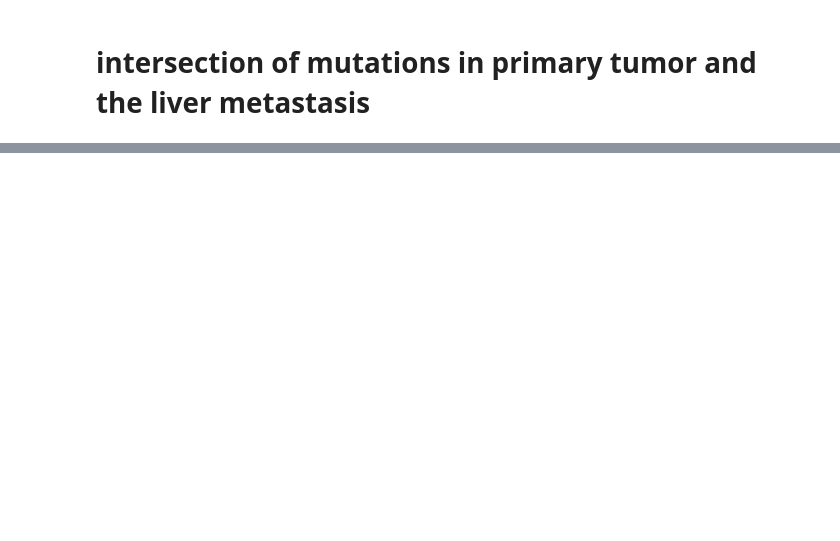
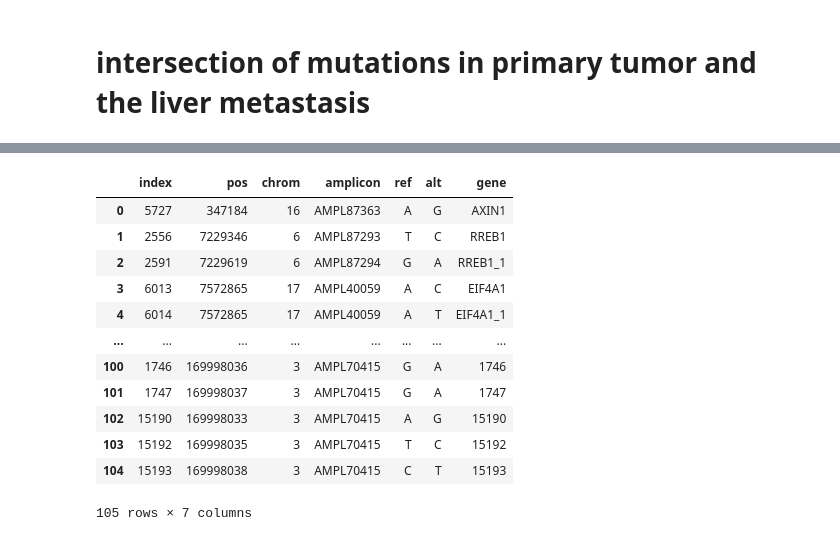
Before and after one commit to haochenz96/tap_cn_calling, a Jupyter notebook: cross_sample_analysis.ipynb, the cells around one changed output, grey strips where cells are left out. Saved outputs shown, nothing was run; the diff lists cells and outputs as text; code cells hidden in the pictures; blank space fills up the shorter version.

```diff
--- a/cross_sample_analysis.ipynb
+++ b/cross_sample_analysis.ipynb
@@ -37,0 +48,16 @@ plt.savefig('figures/patient2_snv_venn_diagram.pdf', bbox_inches='tight')
+# %%
+df_primary
+# %% [output]
+|  | index | pos | chrom | amplicon | ref | alt | gene |
+| 0 | 5727 | 347184 | 16 | AMPL87363 | A | G | AXIN1 |
+| 1 | 2556 | 7229346 | 6 | AMPL87293 | T | C | RREB1 |
+| 2 | 2591 | 7229619 | 6 | AMPL87294 | G | A | RREB1_1 |
+| 3 | 6013 | 7572865 | 17 | AMPL40059 | A | C | EIF4A1 |
+| 4 | 6014 | 7572865 | 17 | AMPL40059 | A | T | EIF4A1_1 |
+| ... | ... | ... | ... | ... | ... | ... | ... |
+| 100 | 1746 | 169998036 | 3 | AMPL70415 | G | A | 1746 |
+| 101 | 1747 | 169998037 | 3 | AMPL70415 | G | A | 1747 |
+| 102 | 15190 | 169998033 | 3 | AMPL70415 | A | G | 15190 |
+| 103 | 15192 | 169998035 | 3 | AMPL70415 | T | C | 15192 |
+| 104 | 15193 | 169998038 | 3 | AMPL70415 | C | T | 15193 |
+105 rows × 7 columns
```
Also changed, not shown: parts of 21 cells of this notebook, 3 other files.
